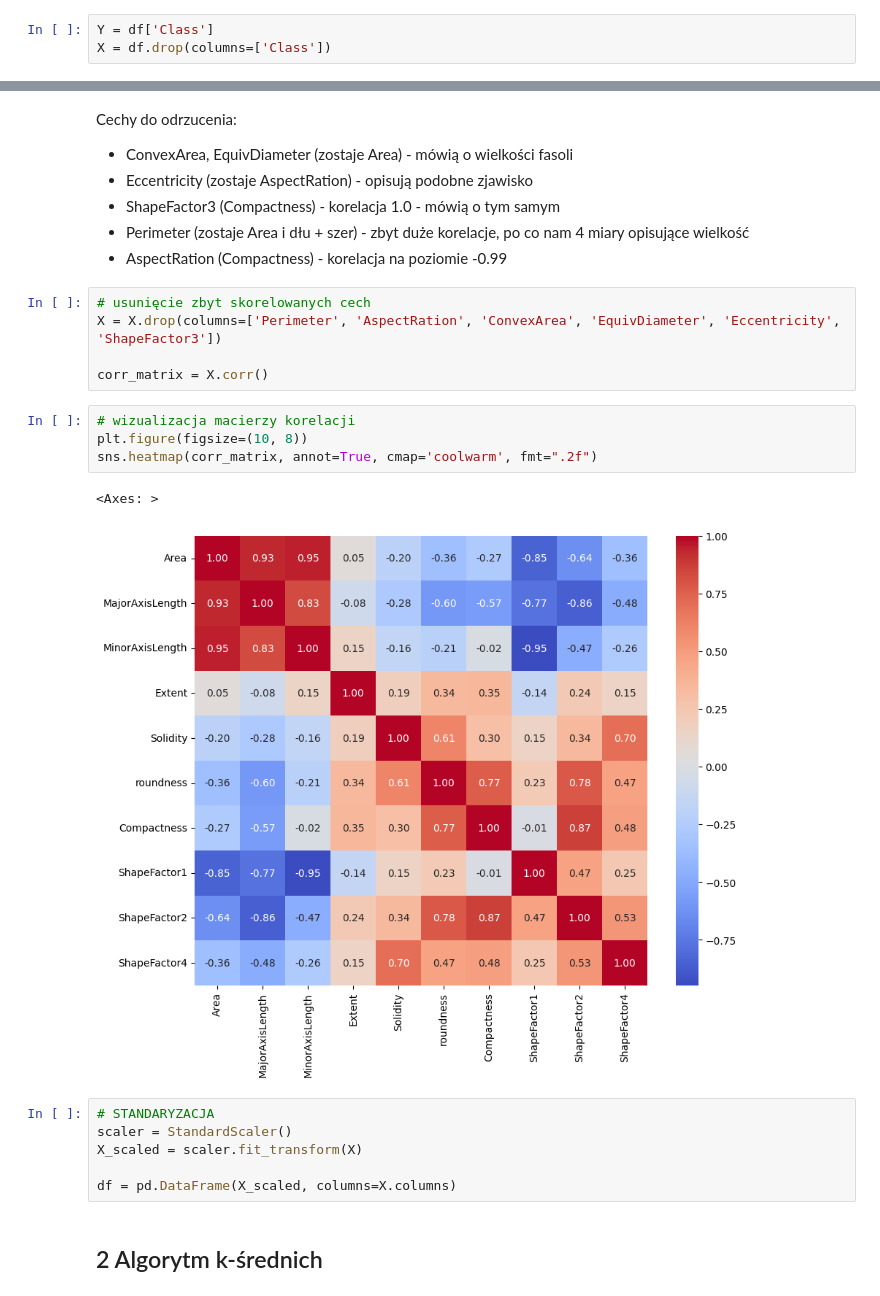
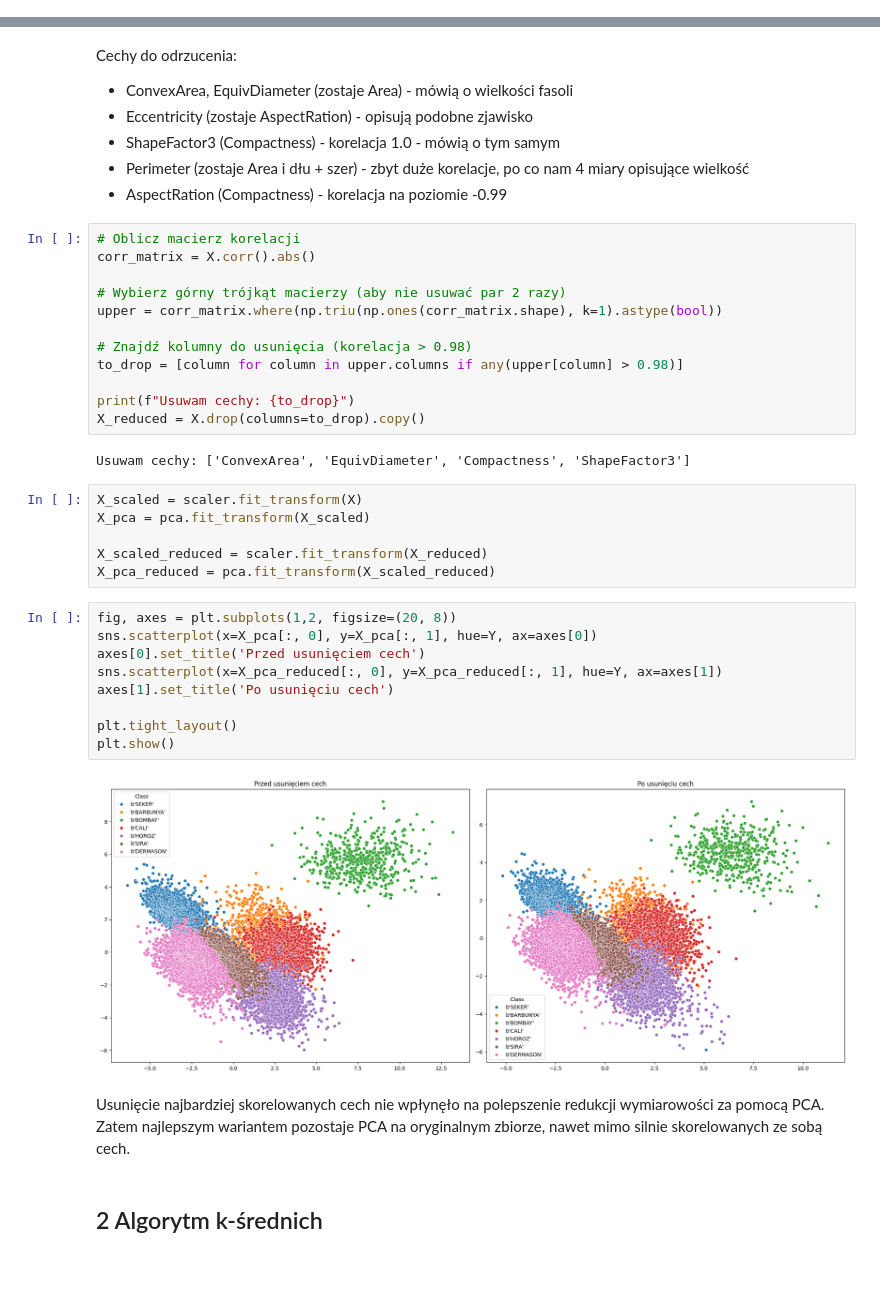
Before and after one commit to Zajecia-na-PWr-LR/lista7-MateuszOlech, a Jupyter notebook: Lista7.ipynb, the cells around one changed output, grey strips where cells are left out. Cells and saved outputs as stored; diff of their text form; blank space fills up the shorter version.

```diff
--- a/Lista7.ipynb
+++ b/Lista7.ipynb
@@ -123,6 +132,3 @@ plt.title("Macierz korelacji")
 plt.show()
 # %% [output]
 [figure]
-# %%
-Y = df['Class']
-X = df.drop(columns=['Class'])
@@ -145,24 +139,39 @@ Cechy do odrzucenia:
 - ShapeFactor3 (Compactness) - korelacja 1.0 - mówią o tym samym
 - Perimeter (zostaje Area i dłu + szer) - zbyt duże korelacje, po co nam 4 miary opisujące wielkość
 - AspectRation (Compactness) - korelacja na poziomie -0.99
-# %%
-# usunięcie zbyt skorelowanych cech
-X = X.drop(columns=['Perimeter', 'AspectRation', 'ConvexArea', 'EquivDiameter', 'Eccentricity', 'ShapeFactor3'])
-
-corr_matrix = X.corr()
-# %%
-# wizualizacja macierzy korelacji
-plt.figure(figsize=(10, 8))
-sns.heatmap(corr_matrix, annot=True, cmap='coolwarm', fmt=".2f")
-# %% [output]
-<Axes: >
-[figure, removed]
-# %%
-# STANDARYZACJA
-scaler = StandardScaler()
-X_scaled = scaler.fit_transform(X)
-
-df = pd.DataFrame(X_scaled, columns=X.columns)
+# %%
+# Oblicz macierz korelacji
+corr_matrix = X.corr().abs()
+
+# Wybierz górny trójkąt macierzy (aby nie usuwać par 2 razy)
+upper = corr_matrix.where(np.triu(np.ones(corr_matrix.shape), k=1).astype(bool))
+
+# Znajdź kolumny do usunięcia (korelacja > 0.98)
+to_drop = [column for column in upper.columns if any(upper[column] > 0.98)]
+
+print(f"Usuwam cechy: {to_drop}")
+X_reduced = X.drop(columns=to_drop).copy()
+# %% [output]
+Usuwam cechy: ['ConvexArea', 'EquivDiameter', 'Compactness', 'ShapeFactor3']
+# %%
+X_scaled = scaler.fit_transform(X)
+X_pca = pca.fit_transform(X_scaled)
+
+X_scaled_reduced = scaler.fit_transform(X_reduced)
+X_pca_reduced = pca.fit_transform(X_scaled_reduced)
+# %%
+fig, axes = plt.subplots(1,2, figsize=(20, 8))
+sns.scatterplot(x=X_pca[:, 0], y=X_pca[:, 1], hue=Y, ax=axes[0])
+axes[0].set_title('Przed usunięciem cech')
+sns.scatterplot(x=X_pca_reduced[:, 0], y=X_pca_reduced[:, 1], hue=Y, ax=axes[1])
+axes[1].set_title('Po usunięciu cech')
+
+plt.tight_layout()
+plt.show()
+# %% [output]
+[figure, added]
+# %% [markdown]
+Usunięcie najbardziej skorelowanych cech nie wpłynęło na polepszenie redukcji wymiarowości za pomocą PCA. Zatem najlepszym wariantem pozostaje PCA na oryginalnym zbiorze, nawet mimo silnie skorelowanych ze sobą cech.
 # %% [markdown]
 ## 2 Algorytm k-średnich
 # %% [markdown]
```
Also changed, not shown: parts of 21 cells of this notebook.
